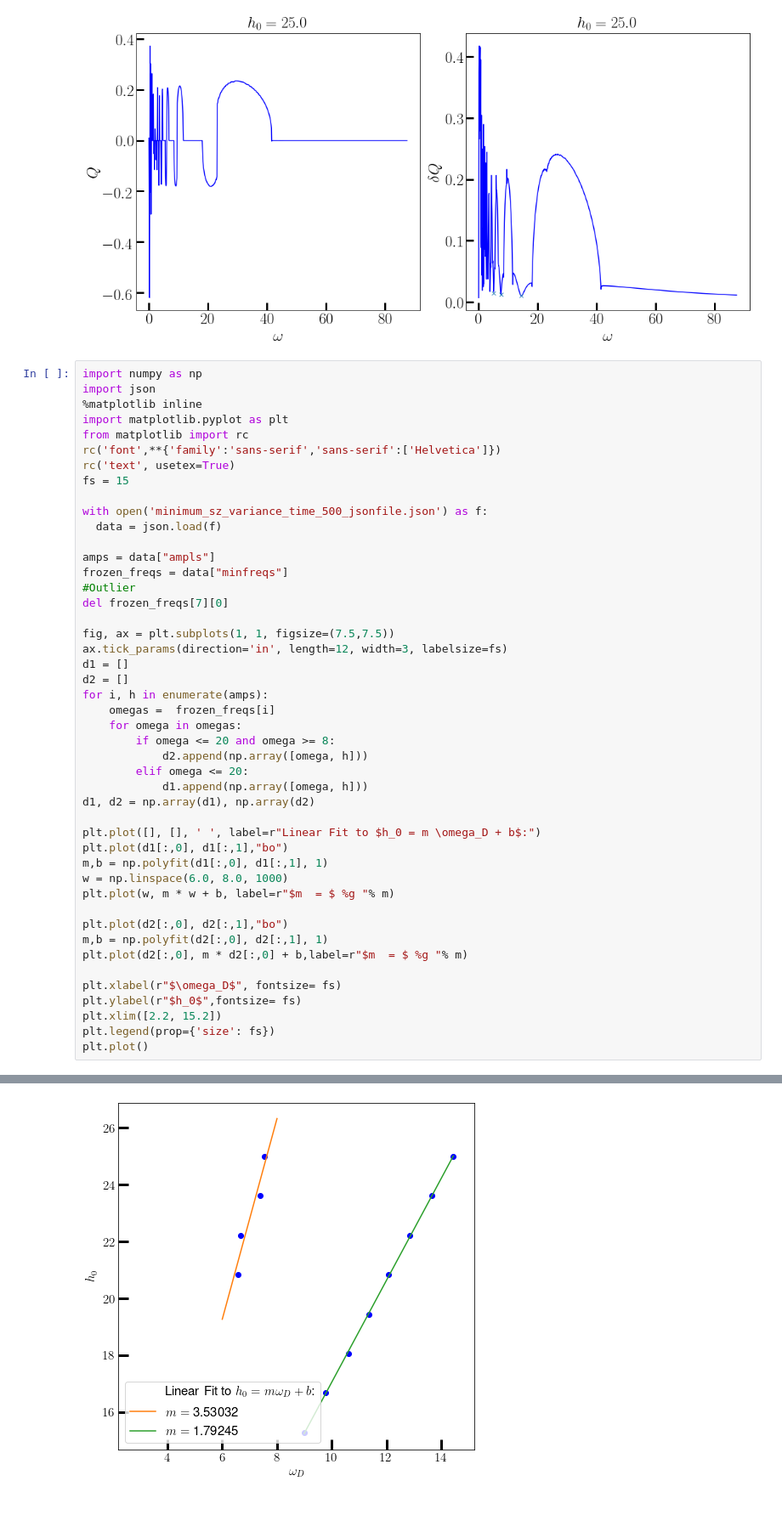
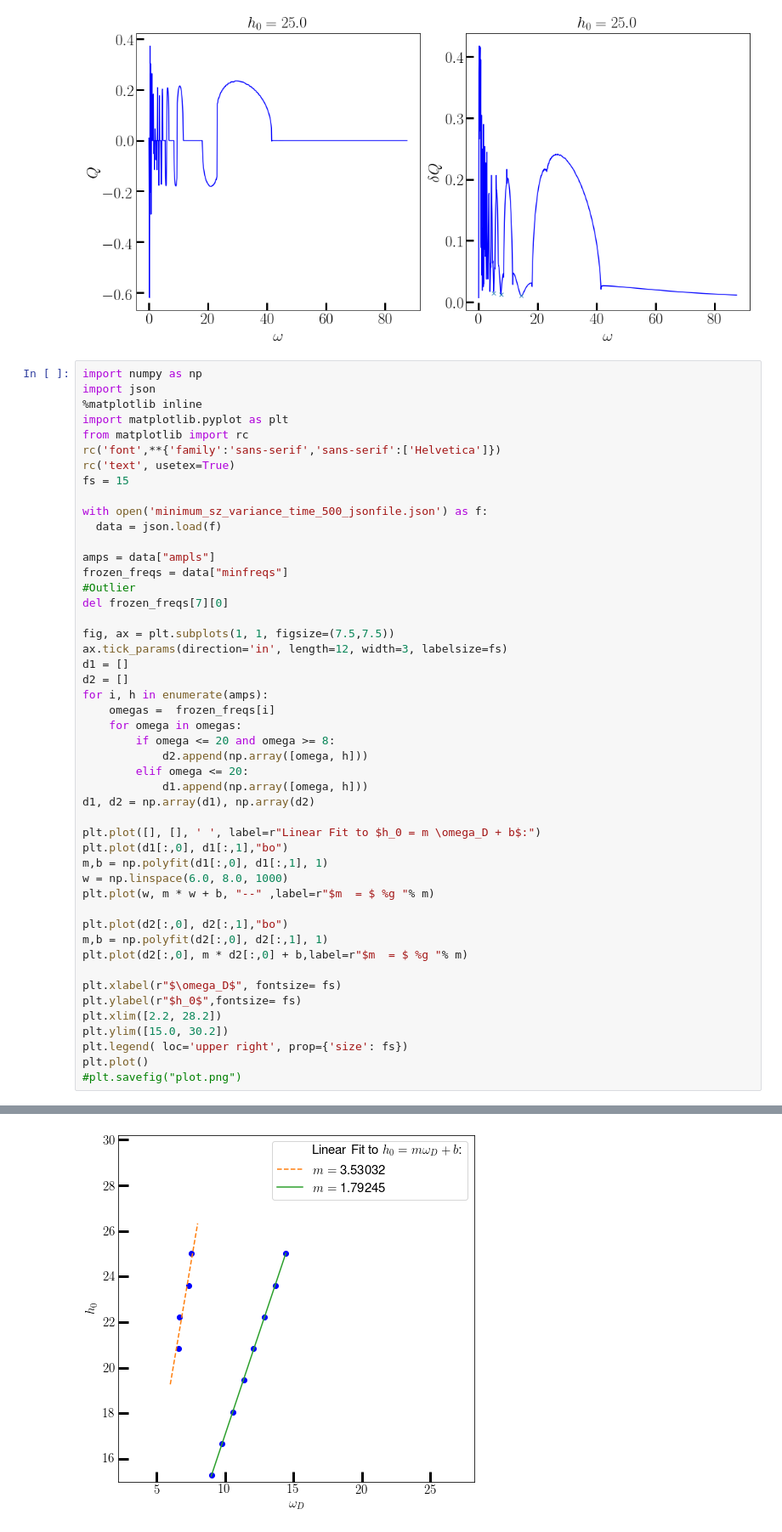
Before and after one commit to deyh2020/periodic_lipkin, a Jupyter notebook: lipkin.ipynb, the cells around one changed output, grey strips where cells are left out. Shown: that part at 85% size. Cells and saved outputs as stored; diff of their text form; blank space fills up the shorter version.

```diff
--- a/lipkin.ipynb
+++ b/lipkin.ipynb
@@ -262,7 +262,7 @@ plt.plot([], [], ' ', label=r"Linear Fit to $h_0 = m \omega_D + b$:")
 plt.plot(d1[:,0], d1[:,1],"bo")
 m,b = np.polyfit(d1[:,0], d1[:,1], 1)
 w = np.linspace(6.0, 8.0, 1000)
-plt.plot(w, m * w + b, label=r"$m  = $ %g "% m)
+plt.plot(w, m * w + b, "--" ,label=r"$m  = $ %g "% m)
 
 plt.plot(d2[:,0], d2[:,1],"bo")
 m,b = np.polyfit(d2[:,0], d2[:,1], 1)
@@ -270,7 +270,9 @@ plt.plot(d2[:,0], m * d2[:,0] + b,label=r"$m  = $ %g "% m)
 
 plt.xlabel(r"$\omega_D$", fontsize= fs)
 plt.ylabel(r"$h_0$",fontsize= fs)
-plt.xlim([2.2, 15.2])
-plt.legend(prop={'size': fs})
+plt.xlim([2.2, 28.2])
+plt.ylim([15.0, 30.2])
+plt.legend( loc='upper right', prop={'size': fs})
 plt.plot()
+#plt.savefig("plot.png")
 # %% [output]
@@ -278 +279 @@ plt.plot()
-[figure, old version]
+[figure, new version]
```
Also changed, not shown: parts of 1 cell of this notebook.
